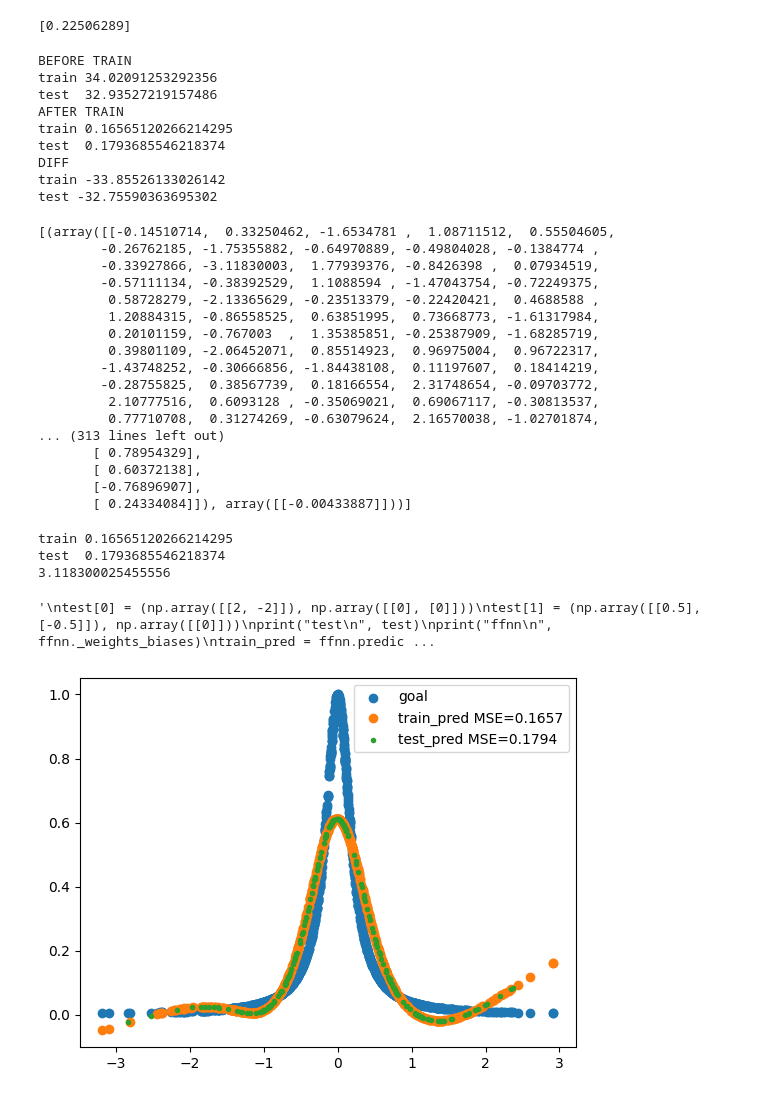
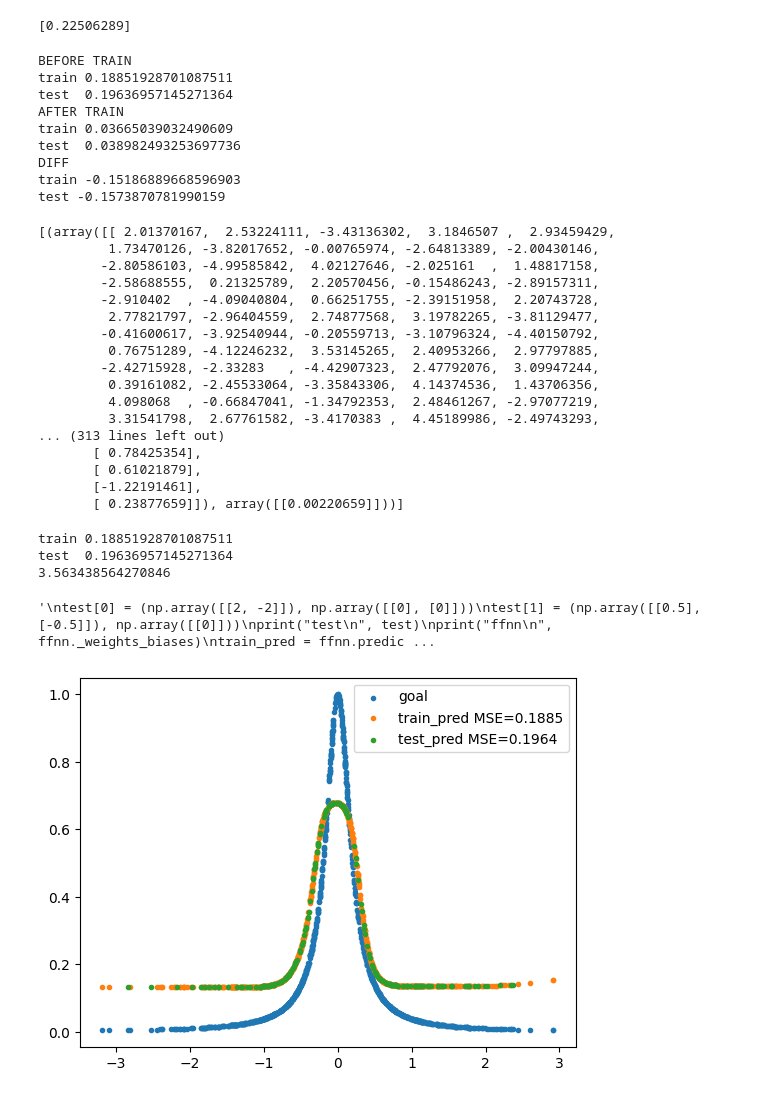
Before and after one commit to johnmagj/FYS-STK4155_Project_2, a Jupyter notebook: Code/rungefunc.ipynb, the cells around one changed output. Saved outputs shown, nothing was run; the diff lists cells and outputs as text; code cells hidden in the pictures.

```diff
--- a/Code/rungefunc.ipynb
+++ b/Code/rungefunc.ipynb
@@ -37,10 +37,10 @@ print(y_mean)
 # %% [output]
 [0.22506289]
 # %%
-scheduler = Adam(0.001)
+scheduler = Adam(0.01)
 ffnn = NeuralNetwork(degree,1, [100,100], [sigmoid, sigmoid, id_func],
                     [sigmoid_der, sigmoid_der, id_func_der], scheduler, mse, mse_der,
-                     regularization = "L2", reg_param=2e-13
+                     regularization = "", reg_param=2e-13
                     )
 # %%
 train_pred = ffnn.predict(X_train)
@@ -51,7 +51,7 @@ old_test = mse(test_pred, y_test)
 print("train", old_train)
 print("test ", old_test)
 
-ffnn.train(X_train, y_train, 20, 100)
+ffnn.train(X_train, y_train, 8, 100)
 
 train_pred = ffnn.predict(X_train)
 test_pred = ffnn.predict(X_test)
@@ -65,36 +65,36 @@ print("train", new_train-old_train)
 print("test", new_test-old_test)
 # %% [output]
 BEFORE TRAIN
-train 34.02091253292356
-test  32.93527219157486
+train 0.18851928701087511
+test  0.19636957145271364
 AFTER TRAIN
-train 0.16565120266214295
-test  0.1793685546218374
+train 0.03665039032490609
+test  0.038982493253697736
 DIFF
-train -33.85526133026142
-test -32.75590363695302
+train -0.15186889668596903
+test -0.1573870781990159
 # %%
 print(ffnn._weights_biases)
 train_pred = ffnn.predict(X_train)
 test_pred = ffnn.predict(X_test)
 # %% [output]
-[(array([[-0.14510714,  0.33250462, -1.6534781 ,  1.08711512,  0.55504605,
-        -0.26762185, -1.75355882, -0.64970889, -0.49804028, -0.1384774 ,
-        -0.33927866, -3.11830003,  1.77939376, -0.8426398 ,  0.07934519,
-        -0.57111134, -0.38392529,  1.1088594 , -1.47043754, -0.72249375,
-         0.58728279, -2.13365629, -0.23513379, -0.22420421,  0.4688588 ,
-         1.20884315, -0.86558525,  0.63851995,  0.73668773, -1.61317984,
-         0.20101159, -0.767003  ,  1.35385851, -0.25387909, -1.68285719,
-         0.39801109, -2.06452071,  0.85514923,  0.96975004,  0.96722317,
-        -1.43748252, -0.30666856, -1.84438108,  0.11197607,  0.18414219,
-        -0.28755825,  0.38567739,  0.18166554,  2.31748654, -0.09703772,
-         2.10777516,  0.6093128 , -0.35069021,  0.69067117, -0.30813537,
-         0.77710708,  0.31274269, -0.63079624,  2.16570038, -1.02701874,
+[(array([[ 2.01370167,  2.53224111, -3.43136302,  3.1846507 ,  2.93459429,
+         1.73470126, -3.82017652, -0.00765974, -2.64813389, -2.00430146,
+        -2.80586103, -4.99585842,  4.02127646, -2.025161  ,  1.48817158,
+        -2.58688555,  0.21325789,  2.20570456, -0.15486243, -2.89157311,
+        -2.910402  , -4.09040804,  0.66251755, -2.39151958,  2.20743728,
+         2.77821797, -2.96404559,  2.74877568,  3.19782265, -3.81129477,
+        -0.41600617, -3.92540944, -0.20559713, -3.10796324, -4.40150792,
+         0.76751289, -4.12246232,  3.53145265,  2.40953266,  2.97797885,
+        -2.42715928, -2.33283   , -4.42907323,  2.47792076,  3.09947244,
+         0.39161082, -2.45533064, -3.35843306,  4.14374536,  1.43706356,
+         4.098068  , -0.66847041, -1.34792353,  2.48461267, -2.97077219,
+         3.31541798,  2.67761582, -3.4170383 ,  4.45189986, -2.49743293,
 ... (313 lines left out)
-       [ 0.78954329],
-       [ 0.60372138],
-       [-0.76896907],
-       [ 0.24334084]]), array([[-0.00433887]]))]
+       [ 0.78425354],
+       [ 0.61021879],
+       [-1.22191461],
+       [ 0.23877659]]), array([[0.00220659]]))]
 # %%
 #print("ffnn\n", ffnn._weights_biases)
 test = ffnn._weights_biases
@@ -114,22 +114,22 @@ print("train", mse(train_pred, y_train))
 print("test ", mse(test_pred, y_test))
 """
 # %% [output]
-train 0.16565120266214295
-test  0.1793685546218374
-3.118300025455556
+train 0.18851928701087511
+test  0.19636957145271364
+3.563438564270846
 '\ntest[0] = (np.array([[2, -2]]), np.array([[0], [0]]))\ntest[1] = (np.array([[0.5], [-0.5]]), np.array([[0]]))\nprint("test\n", test)\nprint("ffnn\n", ffnn._weights_biases)\ntrain_pred = ffnn.predic ...
 # %%
 x_test_plot = scalerx.inverse_transform(X_test)[:,0]
 y_test_plot = scalery.inverse_transform(test_pred)
 
 x_train_plot = scalerx.inverse_transform(X_train)[:,0]
 y_train_plot = scalery.inverse_transform(train_pred)
-plt.scatter(xs, ys, label = "goal")
-plt.scatter(x_train_plot, y_train_plot, label = f"train_pred MSE={mse_train:.4f}")
+plt.scatter(xs, ys, marker = ".", label = "goal")
+plt.scatter(x_train_plot, y_train_plot, marker=".", label = f"train_pred MSE={mse_train:.4f}")
 plt.scatter(x_test_plot, y_test_plot, marker = ".", label = f"test_pred MSE={mse_test:.4f}")
 #plt.scatter(X_train_plot, y_train, label = "train")
 
 plt.legend()
 plt.show()
 # %% [output]
-[figure, old version]
+[figure, new version]
```
Also changed, not shown: 2 other files.
